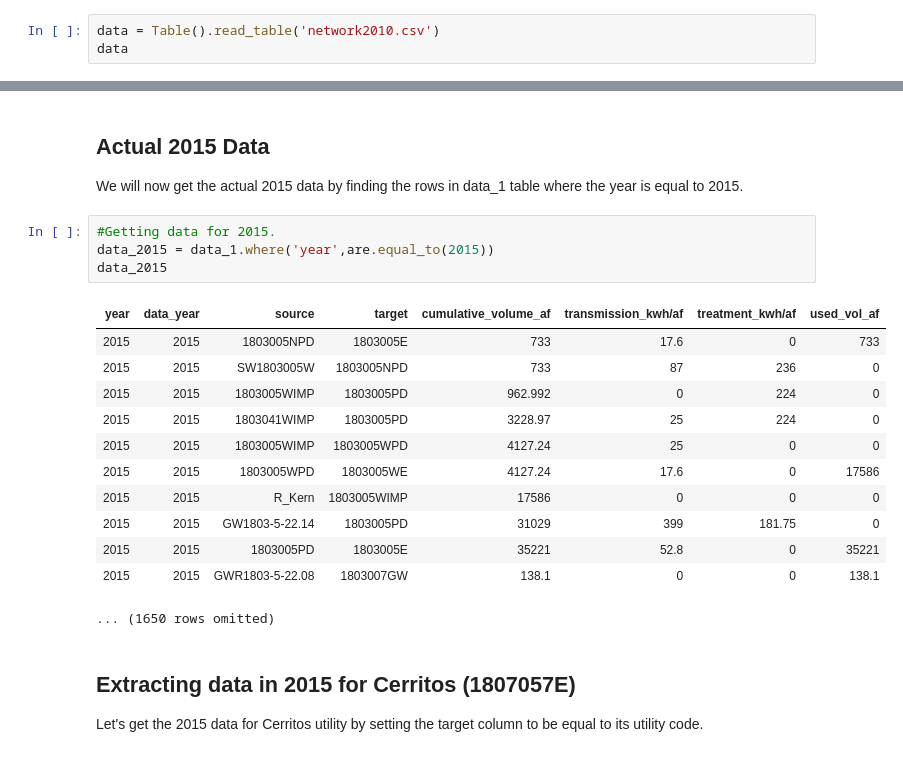
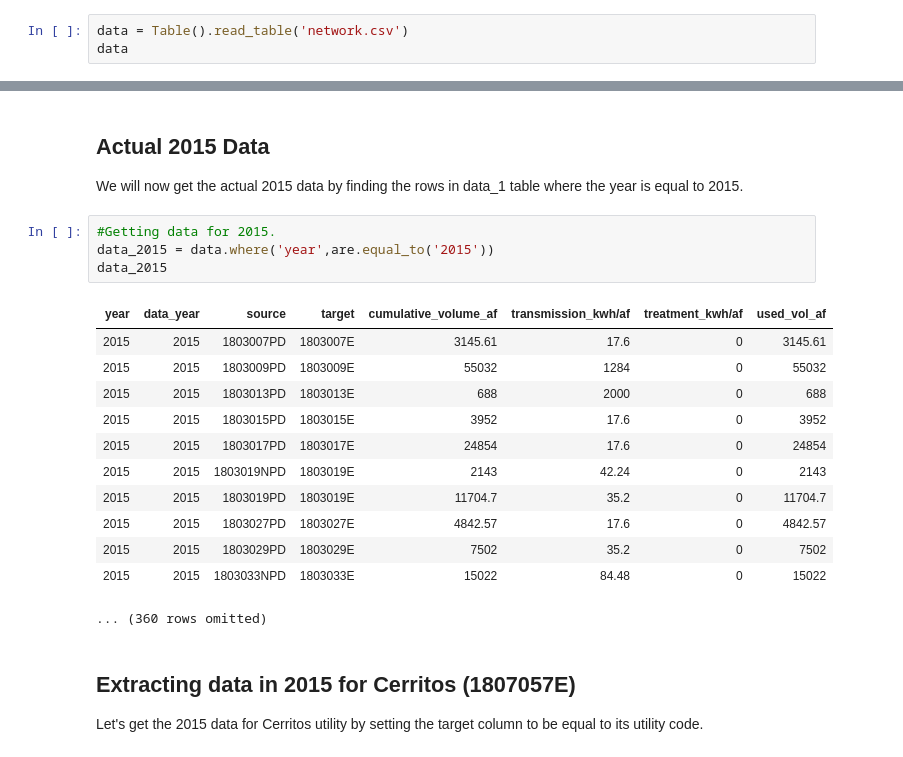
Before and after one commit to ds-modules/CE-110, a Jupyter notebook: CE-110_Lab_Revision_Notes_2.ipynb, the cells around one changed output, grey strips where cells are left out. Drawn from its saved outputs; the diff is of its cells as text.

```diff
--- a/CE-110_Lab_Revision_Notes_2.ipynb
+++ b/CE-110_Lab_Revision_Notes_2.ipynb
@@ -23,5 +18,5 @@ This is the data observed in 2010.
 # %%
-data = Table().read_table('network2010.csv')
+data = Table().read_table('network.csv')
 data
 # %% [output]
 | year | data_year | source | target | cumulative_volume_af | transmission_kwh/af | treatment_kwh/af | used_vol_af |
@@ -124,21 +99,21 @@ utility
 We will now get the actual 2015 data by finding the rows in data_1 table where the year is equal to 2015.
 # %%
 #Getting data for 2015.
-data_2015 = data_1.where('year',are.equal_to(2015))
+data_2015 = data.where('year',are.equal_to('2015'))
 data_2015
 # %% [output]
 | year | data_year | source | target | cumulative_volume_af | transmission_kwh/af | treatment_kwh/af | used_vol_af |
-| 2015 | 2015 | 1803005NPD | 1803005E | 733 | 17.6 | 0 | 733 |
-| 2015 | 2015 | SW1803005W | 1803005NPD | 733 | 87 | 236 | 0 |
-| 2015 | 2015 | 1803005WIMP | 1803005PD | 962.992 | 0 | 224 | 0 |
-| 2015 | 2015 | 1803041WIMP | 1803005PD | 3228.97 | 25 | 224 | 0 |
-| 2015 | 2015 | 1803005WIMP | 1803005WPD | 4127.24 | 25 | 0 | 0 |
-| 2015 | 2015 | 1803005WPD | 1803005WE | 4127.24 | 17.6 | 0 | 17586 |
-| 2015 | 2015 | R_Kern | 1803005WIMP | 17586 | 0 | 0 | 0 |
-| 2015 | 2015 | GW1803-5-22.14 | 1803005PD | 31029 | 399 | 181.75 | 0 |
-| 2015 | 2015 | 1803005PD | 1803005E | 35221 | 52.8 | 0 | 35221 |
-| 2015 | 2015 | GWR1803-5-22.08 | 1803007GW | 138.1 | 0 | 0 | 138.1 |
+| 2015 | 2015 | 1803007PD | 1803007E | 3145.61 | 17.6 | 0 | 3145.61 |
+| 2015 | 2015 | 1803009PD | 1803009E | 55032 | 1284 | 0 | 55032 |
+| 2015 | 2015 | 1803013PD | 1803013E | 688 | 2000 | 0 | 688 |
+| 2015 | 2015 | 1803015PD | 1803015E | 3952 | 17.6 | 0 | 3952 |
+| 2015 | 2015 | 1803017PD | 1803017E | 24854 | 17.6 | 0 | 24854 |
+| 2015 | 2015 | 1803019NPD | 1803019E | 2143 | 42.24 | 0 | 2143 |
+| 2015 | 2015 | 1803019PD | 1803019E | 11704.7 | 35.2 | 0 | 11704.7 |
+| 2015 | 2015 | 1803027PD | 1803027E | 4842.57 | 17.6 | 0 | 4842.57 |
+| 2015 | 2015 | 1803029PD | 1803029E | 7502 | 35.2 | 0 | 7502 |
+| 2015 | 2015 | 1803033NPD | 1803033E | 15022 | 84.48 | 0 | 15022 |
-... (1650 rows omitted)
+... (360 rows omitted)
 # %% [markdown]
 ## Extracting data in 2015 for Cerritos (1807057E)
 Let's get the 2015 data for Cerritos utility by setting the target column to be equal to its utility code.
```
Also changed, not shown: parts of 11 cells of this notebook, 1 other file.
